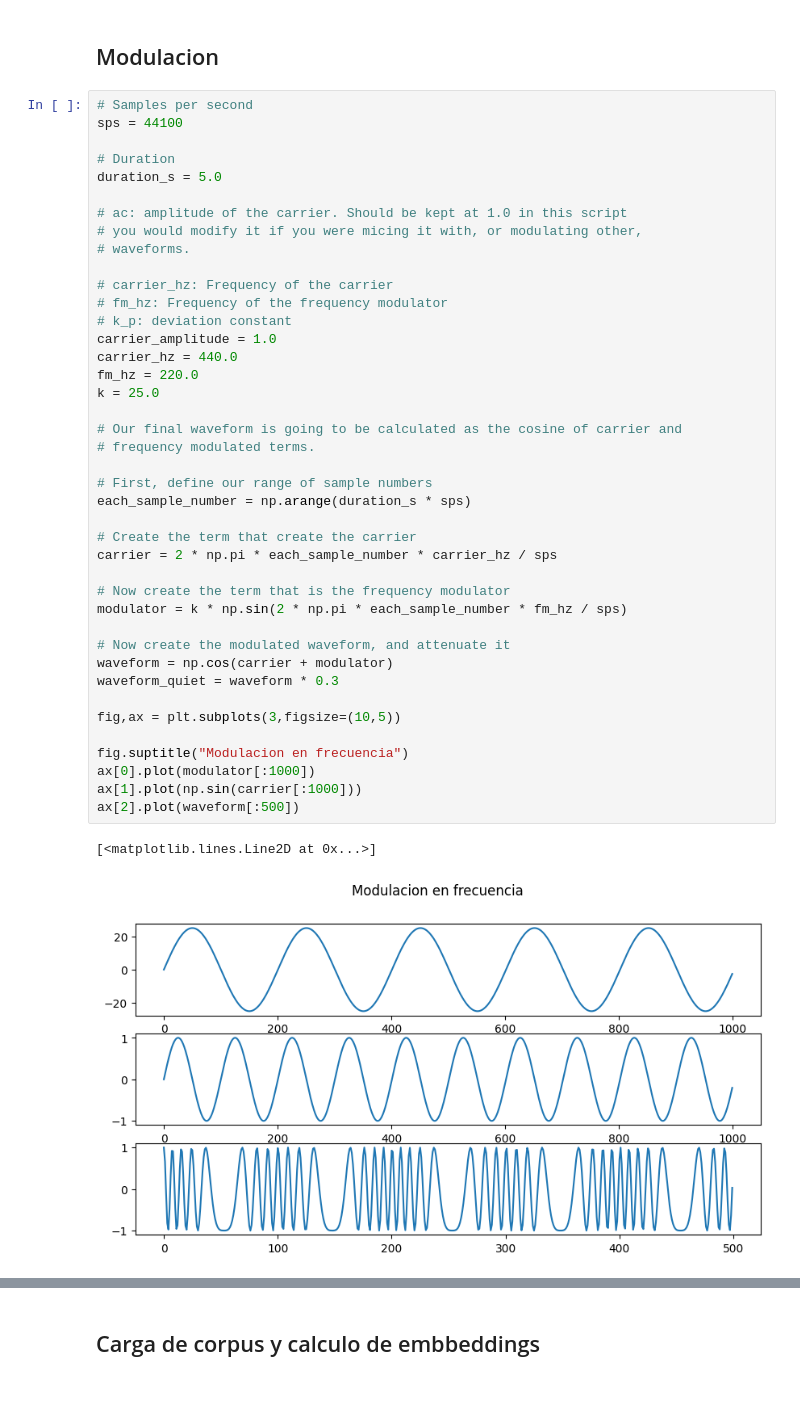
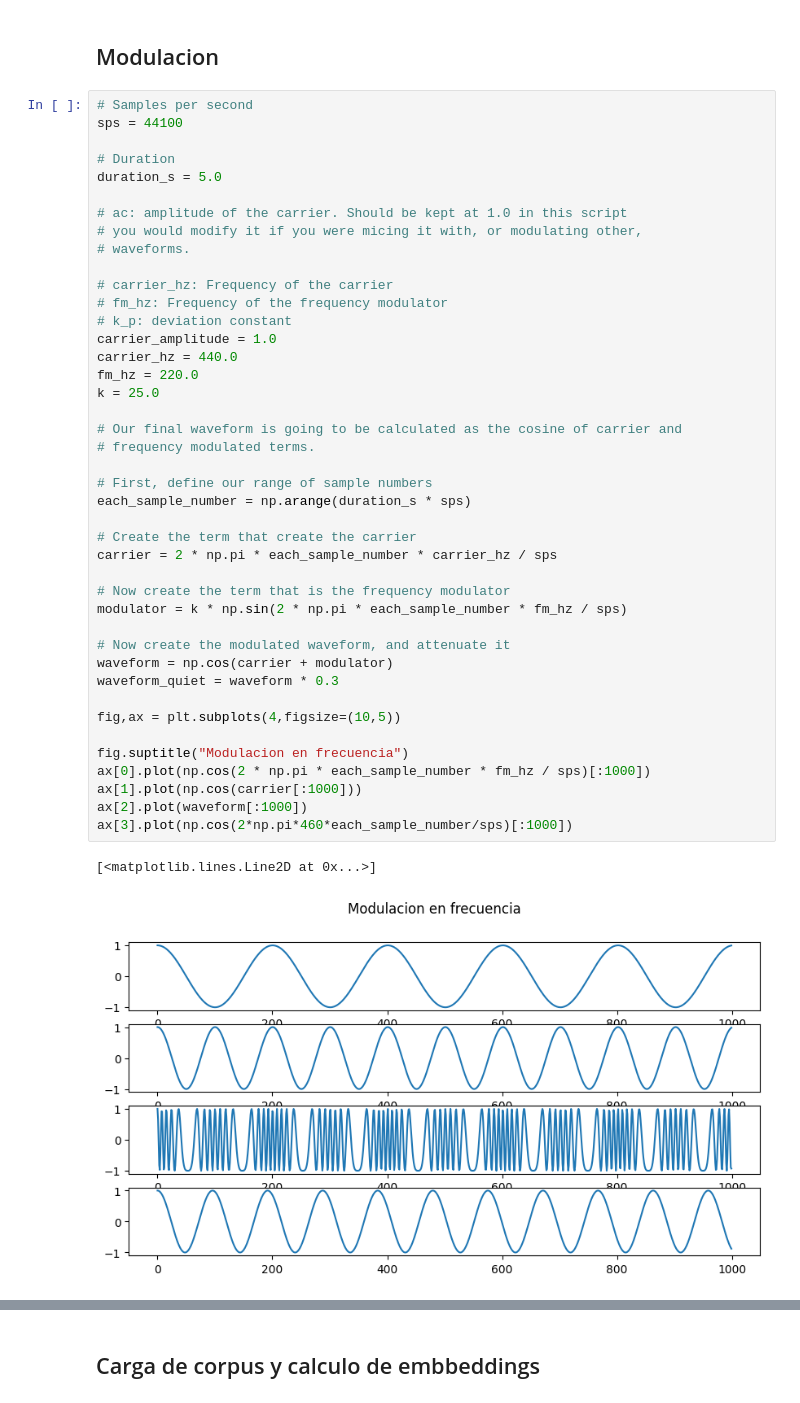
Before and after one commit to jahzeel-ulises/MODULACION, a Jupyter notebook: ModulacionDePalabrasParaClasificación.ipynb, the cells around one changed output, grey strips where cells are left out. Cells and saved outputs as stored; diff of their text form.

```diff
--- a/ModulacionDePalabrasParaClasificación.ipynb
+++ b/ModulacionDePalabrasParaClasificación.ipynb
@@ -27,35 +27,36 @@ duration_s = 5.0
 # waveforms.
 
 # carrier_hz: Frequency of the carrier
 # fm_hz: Frequency of the frequency modulator
 # k_p: deviation constant
 carrier_amplitude = 1.0
 carrier_hz = 440.0
 fm_hz = 220.0
 k = 25.0
 
 # Our final waveform is going to be calculated as the cosine of carrier and
 # frequency modulated terms.
 
 # First, define our range of sample numbers
 each_sample_number = np.arange(duration_s * sps)
 
 # Create the term that create the carrier
 carrier = 2 * np.pi * each_sample_number * carrier_hz / sps
 
 # Now create the term that is the frequency modulator
 modulator = k * np.sin(2 * np.pi * each_sample_number * fm_hz / sps)
 
 # Now create the modulated waveform, and attenuate it
 waveform = np.cos(carrier + modulator)
 waveform_quiet = waveform * 0.3
 
-fig,ax = plt.subplots(3,figsize=(10,5))
+fig,ax = plt.subplots(4,figsize=(10,5))
 
 fig.suptitle("Modulacion en frecuencia")
-ax[0].plot(modulator[:1000])
-ax[1].plot(np.sin(carrier[:1000]))
-ax[2].plot(waveform[:500])
+ax[0].plot(np.cos(2 * np.pi * each_sample_number * fm_hz / sps)[:1000])
+ax[1].plot(np.cos(carrier[:1000]))
+ax[2].plot(waveform[:1000])
+ax[3].plot(np.cos(2*np.pi*460*each_sample_number/sps)[:1000])
 # %% [output]
 [<matplotlib.lines.Line2D at 0x...>]
-[figure, old version]
+[figure, new version]
```
Also changed, not shown: parts of 5 cells of this notebook.
